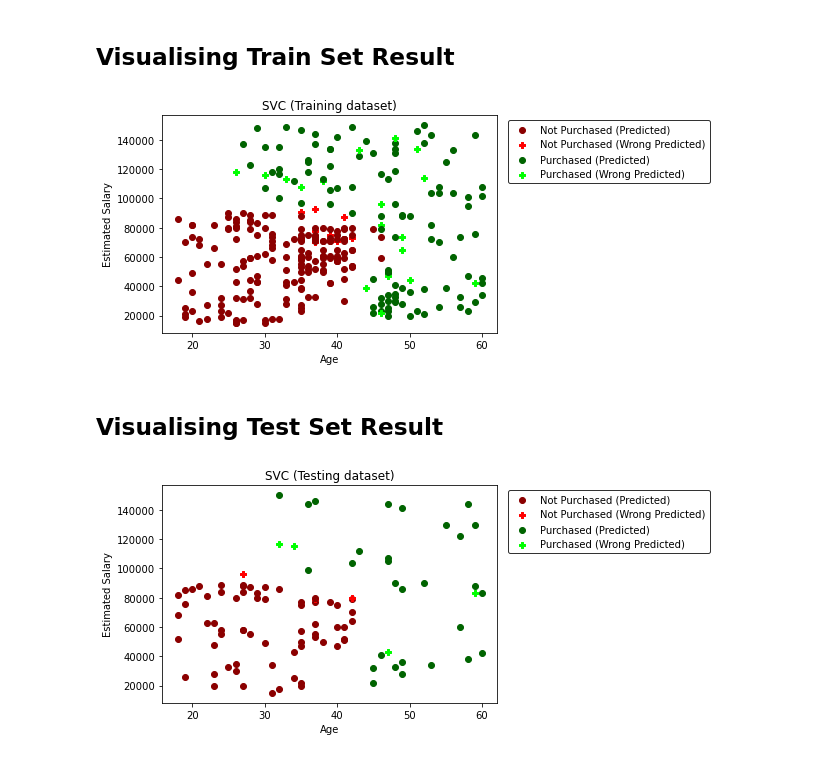
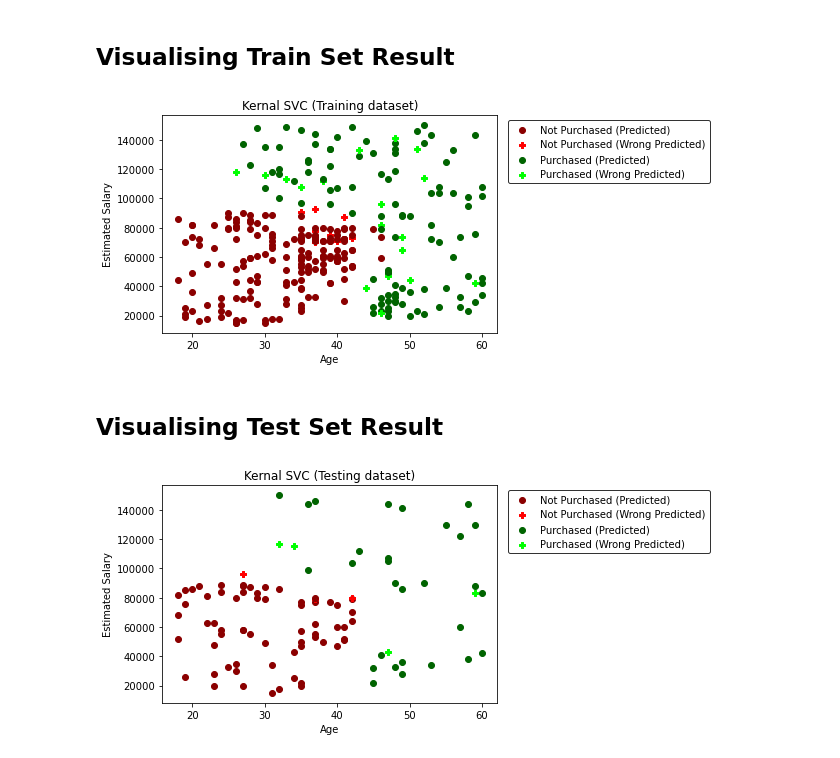
Before and after one commit to sanjay-rb/Machine-learning, a Jupyter notebook: notebook/13 . Kernal Support Vector Machine.ipynb, the cells around one changed output. Saved outputs shown, nothing was run; the diff lists cells and outputs as text; code cells hidden in the pictures.

Commit message:
Graph title added

```diff
--- a/notebook/13 . Kernal Support Vector Machine.ipynb
+++ b/notebook/13 . Kernal Support Vector Machine.ipynb
@@ -125,31 +125,31 @@ Estimated Salary       0.88      0.91      0.89        32
 # %%
 for i in zip(x_sc.inverse_transform(X_train), y_train):
     X = i[0]
     y = i[1]
     y_pred = svc_calssifier.predict(x_sc.transform([X]))
     if y == y_pred[0]:
         plt.scatter(
             x=X[0], y=X[1], marker='o',
             color=('#8B0000', '#006400')[y_pred[0]],
             label=('Not Purchased (Predicted)', 'Purchased (Predicted)')[y_pred[0]]
         )
     else:
         plt.scatter(
             x=X[0], y=X[1], marker='P',
             color=('#FF0000', '#00FF00')[y_pred[0]],
             label=('Not Purchased (Wrong Predicted)', 'Purchased (Wrong Predicted)')[y_pred[0]]
         )
-plt.title("SVC (Training dataset)")
+plt.title("Kernal SVC (Training dataset)")
 plt.xlabel("Age")
 plt.ylabel("Estimated Salary")
 
 handles, labels = plt.gca().get_legend_handles_labels()
 label_dict = dict(zip(labels, handles))
 by_label = {key:label_dict[key] for key in sorted(label_dict)}
 plt.legend(by_label.values(), by_label.keys(), loc='upper right', edgecolor="black", bbox_to_anchor=(1.65, 1))
 plt.show()
 # %% [output]
-[figure, old version]
+[figure, new version]
 # %% [markdown]
 ## Visualising Test Set Result
 # %%
@@ -169,7 +169,7 @@ for i in zip(x_sc.inverse_transform(X_test), y_test):
             color=('#FF0000', '#00FF00')[y_pred[0]],
             label=('Not Purchased (Wrong Predicted)', 'Purchased (Wrong Predicted)')[y_pred[0]]
         )
-plt.title("SVC (Testing dataset)")
+plt.title("Kernal SVC (Testing dataset)")
 plt.xlabel("Age")
 plt.ylabel("Estimated Salary")
 
@@ -179,4 +179,4 @@ by_label = {key:label_dict[key] for key in sorted(label_dict)}
 plt.legend(by_label.values(), by_label.keys(), loc='upper right', edgecolor="black", bbox_to_anchor=(1.65, 1))
 plt.show()
 # %% [output]
-[figure, old version]
+[figure, new version]
```
